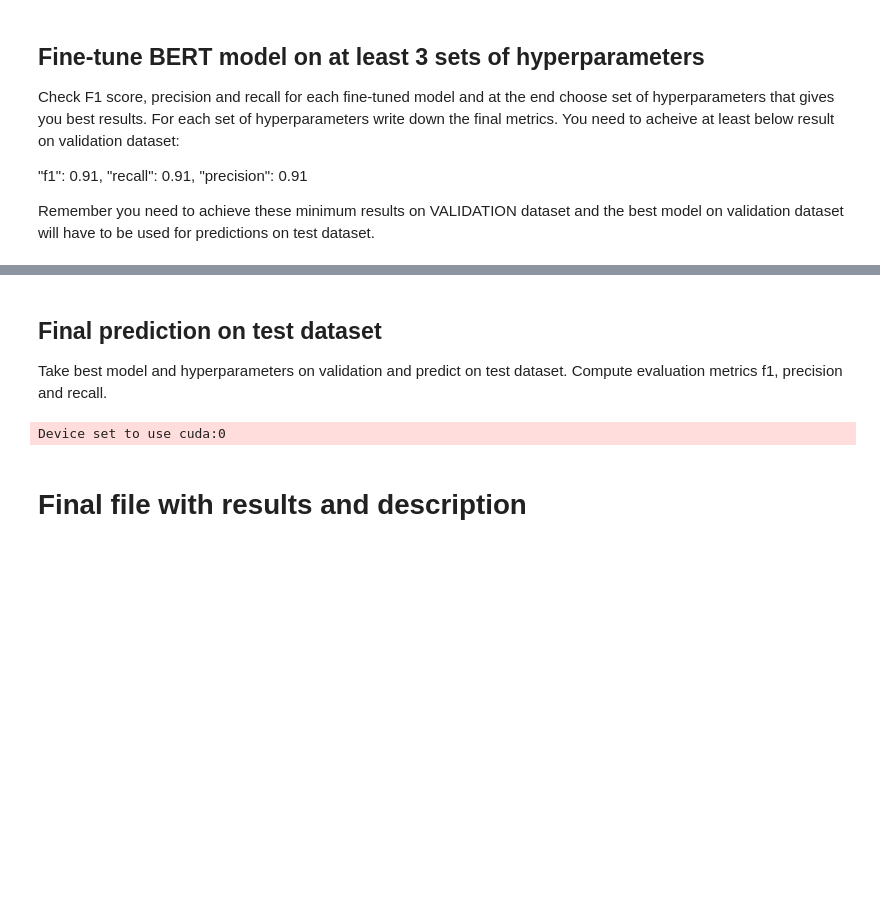
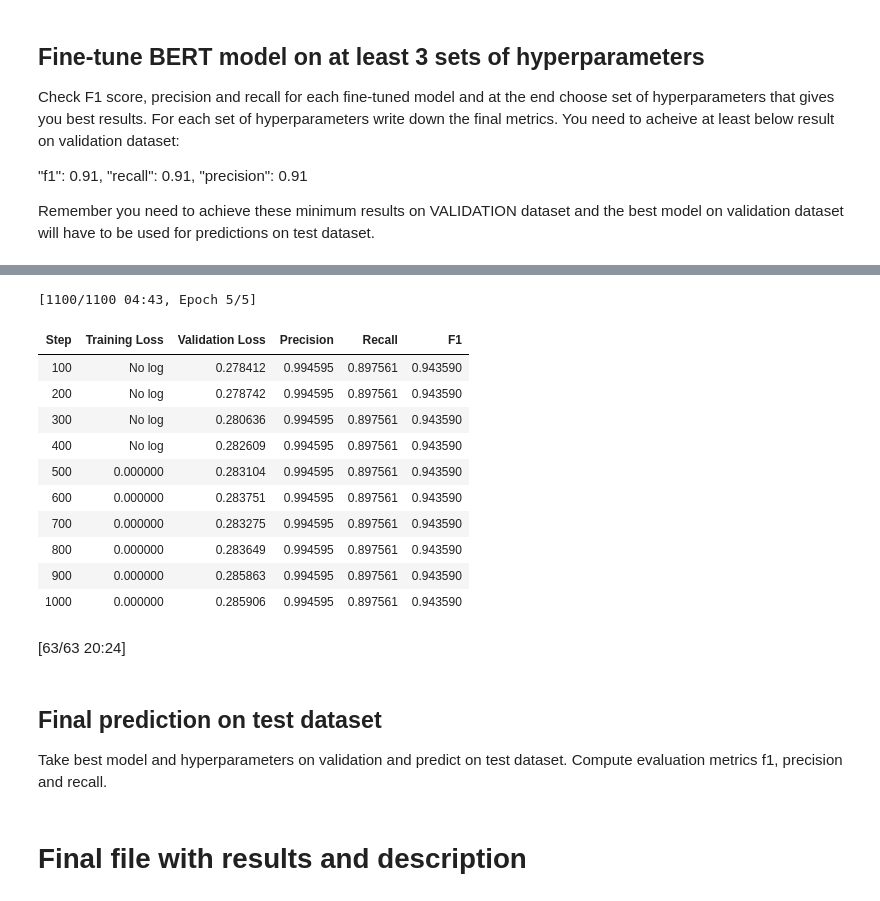
Before and after one commit to Fcera10/Lab04, a Jupyter notebook: assignment.ipynb, the cells around one changed output, grey strips where cells are left out. Drawn from its saved outputs; the diff is of its cells as text; code cells hidden in the pictures; blank space fills up the shorter version.

```diff
--- a/assignment.ipynb
+++ b/assignment.ipynb
@@ -291,9 +456,56 @@ tokenizer.save_pretrained(model_saved_path)
+# %%
+l_0=[eval_0['eval_precision'],eval_0['eval_recall'],eval_0['eval_f1']]
+m_0=np.mean(l_0)
+l_1=[eval_1['eval_precision'],eval_1['eval_recall'],eval_1['eval_f1']]
+m_1=np.mean(l_1)
+l_2=[eval_2['eval_precision'],eval_2['eval_recall'],eval_2['eval_f1']]
+m_2=np.mean(l_2)
+
+if l_0>l_1:
+  if l_0>l_2:
+    best_train_arg=training_args_0
+    print('The best is arg 0')
+  else:
+    best_train_arg=training_args_2
+elif l_1>l_2:
+  best_train_arg=training_args_1
+  print('The best is arg 1')
+else:
+  best_train_arg=training_args_2
+  print('The best is arg 3')
+
+Trainer(
+        model=model,  # Pass the actual model instance
+        args=best_train_arg,
+        train_dataset=train_dataset,
+        eval_dataset=val_dataset,
+        compute_metrics=compute_metrics
+  )
+trainer.train()
+
+model_saved_path='output/final/'
+trainer.save_model(model_saved_path)
+tokenizer.save_pretrained(model_saved_path)
+# %% [output]
+[1100/1100 04:43, Epoch 5/5]
+| Step | Training Loss | Validation Loss | Precision | Recall | F1 |
+| 100 | No log | 0.278412 | 0.994595 | 0.897561 | 0.943590 |
+| 200 | No log | 0.278742 | 0.994595 | 0.897561 | 0.943590 |
+| 300 | No log | 0.280636 | 0.994595 | 0.897561 | 0.943590 |
+| 400 | No log | 0.282609 | 0.994595 | 0.897561 | 0.943590 |
+| 500 | 0.000000 | 0.283104 | 0.994595 | 0.897561 | 0.943590 |
+| 600 | 0.000000 | 0.283751 | 0.994595 | 0.897561 | 0.943590 |
+| 700 | 0.000000 | 0.283275 | 0.994595 | 0.897561 | 0.943590 |
+| 800 | 0.000000 | 0.283649 | 0.994595 | 0.897561 | 0.943590 |
+| 900 | 0.000000 | 0.285863 | 0.994595 | 0.897561 | 0.943590 |
+| 1000 | 0.000000 | 0.285906 | 0.994595 | 0.897561 | 0.943590 |
+[63/63 20:24]
 # %% [markdown]
 ## Final prediction on test dataset
 
 Take best model and hyperparameters on validation and predict on test dataset. Compute evaluation metrics f1, precision and recall.
 # %%
-# Load the test data and preprocess
+'''# Load the test data and preprocess
 test_data = load_and_process_data('test.csv')
 
 # Load the pipeline with CUDA
@@ -319,6 +531,4 @@ evaluation_results = compute_metrics(y_true=test_data["label"], y_pred=test_data
 
 # Save the evaluation metrics to a JSON file
 output_file_path = "metrics/results.json"
-save_metrics_to_json(evaluation_results, output_file_path)
+save_metrics_to_json(evaluation_results, output_file_path)'''
-# %% [output]
-Device set to use cuda:0
```
Also changed, not shown: parts of 7 cells of this notebook.
